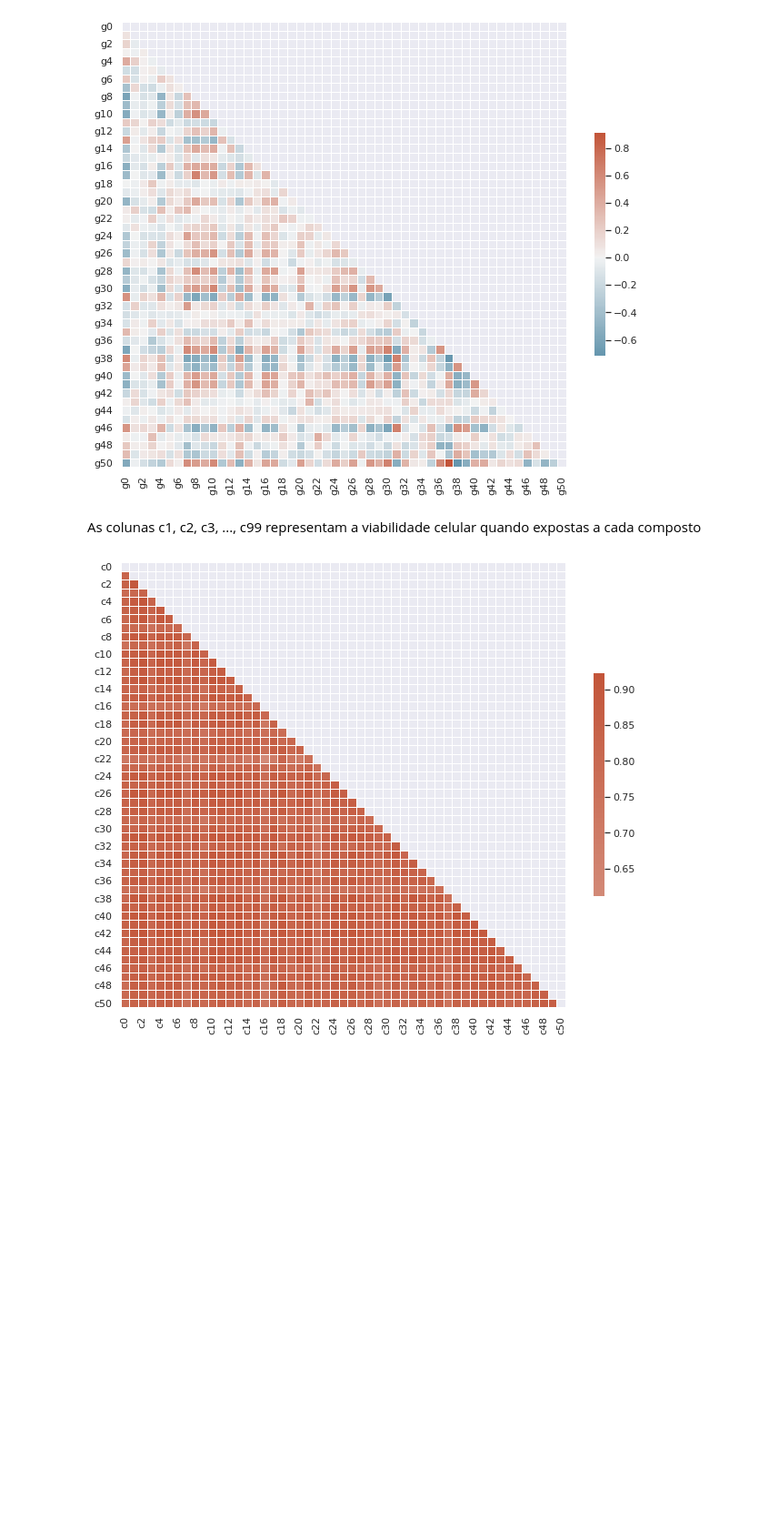
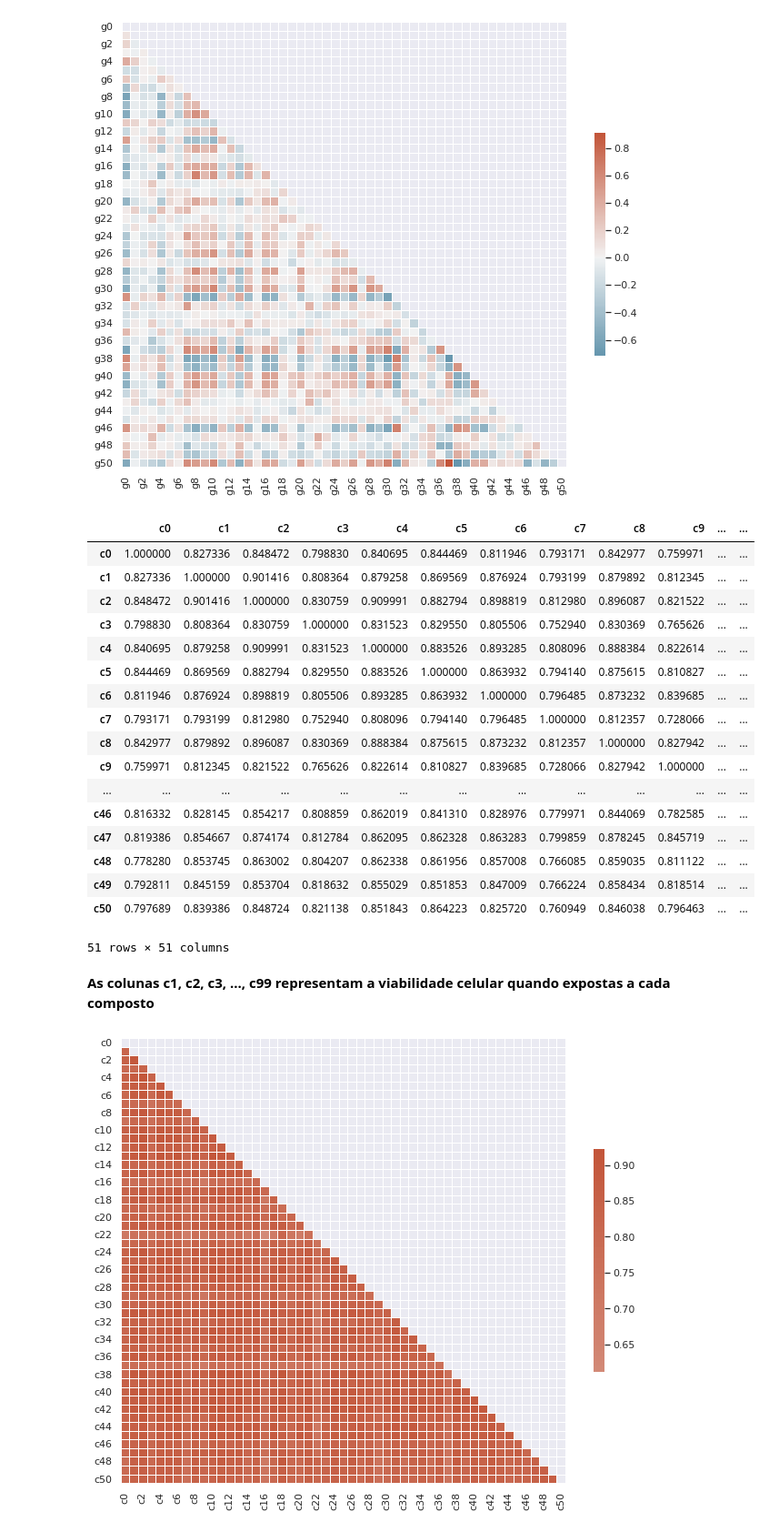
Before and after one commit to marcelsby/alura-imersao-dados-2021, a Jupyter notebook: src/Imersão Dados.ipynb, the cells around one changed output. Shown at 91% size. Cells and saved outputs as stored; diff of their text form; code cells hidden in the pictures; blank space fills up the shorter version.

```diff
--- a/src/Imersão Dados.ipynb
+++ b/src/Imersão Dados.ipynb
@@ -530,7 +530,26 @@ plt.show()
 # %% [output]
 [figure]
 # %%
-cells_corr = data.loc[:, 'c0':'c50'].corr()
+data.loc[:, 'c0':'c50'].corr()
+# %% [output]
+|  | c0 | c1 | c2 | c3 | c4 | c5 | c6 | c7 | c8 | c9 | ... | ... |
+| c0 | 1.000000 | 0.827336 | 0.848472 | 0.798830 | 0.840695 | 0.844469 | 0.811946 | 0.793171 | 0.842977 | 0.759971 | ... | ... |
+| c1 | 0.827336 | 1.000000 | 0.901416 | 0.808364 | 0.879258 | 0.869569 | 0.876924 | 0.793199 | 0.879892 | 0.812345 | ... | ... |
+| c2 | 0.848472 | 0.901416 | 1.000000 | 0.830759 | 0.909991 | 0.882794 | 0.898819 | 0.812980 | 0.896087 | 0.821522 | ... | ... |
+| c3 | 0.798830 | 0.808364 | 0.830759 | 1.000000 | 0.831523 | 0.829550 | 0.805506 | 0.752940 | 0.830369 | 0.765626 | ... | ... |
+| c4 | 0.840695 | 0.879258 | 0.909991 | 0.831523 | 1.000000 | 0.883526 | 0.893285 | 0.808096 | 0.888384 | 0.822614 | ... | ... |
+| c5 | 0.844469 | 0.869569 | 0.882794 | 0.829550 | 0.883526 | 1.000000 | 0.863932 | 0.794140 | 0.875615 | 0.810827 | ... | ... |
+| c6 | 0.811946 | 0.876924 | 0.898819 | 0.805506 | 0.893285 | 0.863932 | 1.000000 | 0.796485 | 0.873232 | 0.839685 | ... | ... |
+| c7 | 0.793171 | 0.793199 | 0.812980 | 0.752940 | 0.808096 | 0.794140 | 0.796485 | 1.000000 | 0.812357 | 0.728066 | ... | ... |
+| c8 | 0.842977 | 0.879892 | 0.896087 | 0.830369 | 0.888384 | 0.875615 | 0.873232 | 0.812357 | 1.000000 | 0.827942 | ... | ... |
+| c9 | 0.759971 | 0.812345 | 0.821522 | 0.765626 | 0.822614 | 0.810827 | 0.839685 | 0.728066 | 0.827942 | 1.000000 | ... | ... |
+| ... | ... | ... | ... | ... | ... | ... | ... | ... | ... | ... | ... | ... |
+| c46 | 0.816332 | 0.828145 | 0.854217 | 0.808859 | 0.862019 | 0.841310 | 0.828976 | 0.779971 | 0.844069 | 0.782585 | ... | ... |
+| c47 | 0.819386 | 0.854667 | 0.874174 | 0.812784 | 0.862095 | 0.862328 | 0.863283 | 0.799859 | 0.878245 | 0.845719 | ... | ... |
+| c48 | 0.778280 | 0.853745 | 0.863002 | 0.804207 | 0.862338 | 0.861956 | 0.857008 | 0.766085 | 0.859035 | 0.811122 | ... | ... |
+| c49 | 0.792811 | 0.845159 | 0.853704 | 0.818632 | 0.855029 | 0.851853 | 0.847009 | 0.766224 | 0.858434 | 0.818514 | ... | ... |
+| c50 | 0.797689 | 0.839386 | 0.848724 | 0.821138 | 0.851843 | 0.864223 | 0.825720 | 0.760949 | 0.846038 | 0.796463 | ... | ... |
+51 rows × 51 columns
 # %% [markdown]
-As colunas c1, c2, c3, ..., c99 representam a viabilidade celular quando expostas a cada composto
+**As colunas c1, c2, c3, ..., c99 representam a viabilidade celular quando expostas a cada composto**
 # %%
```
Also changed, not shown: parts of 11 cells of this notebook.
